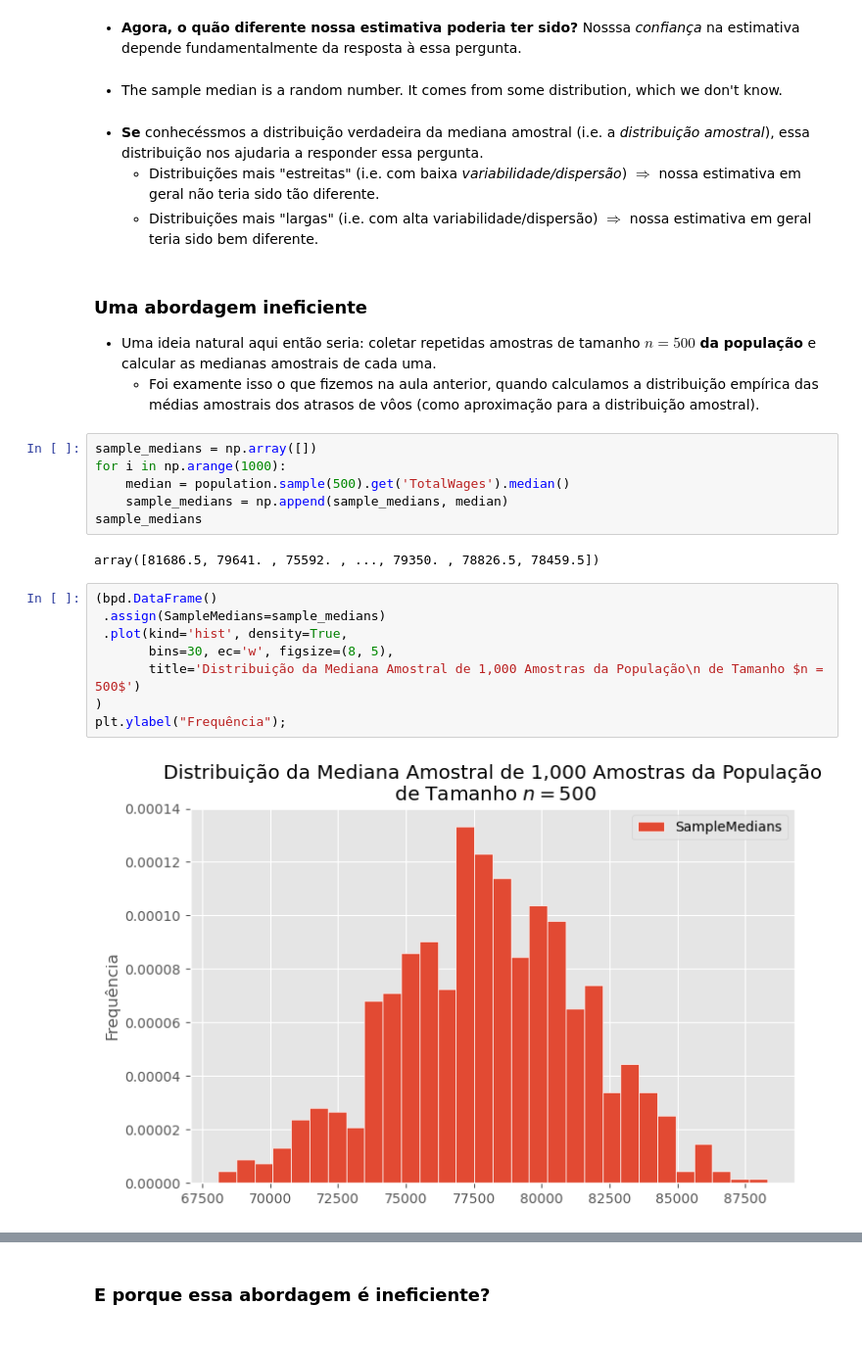
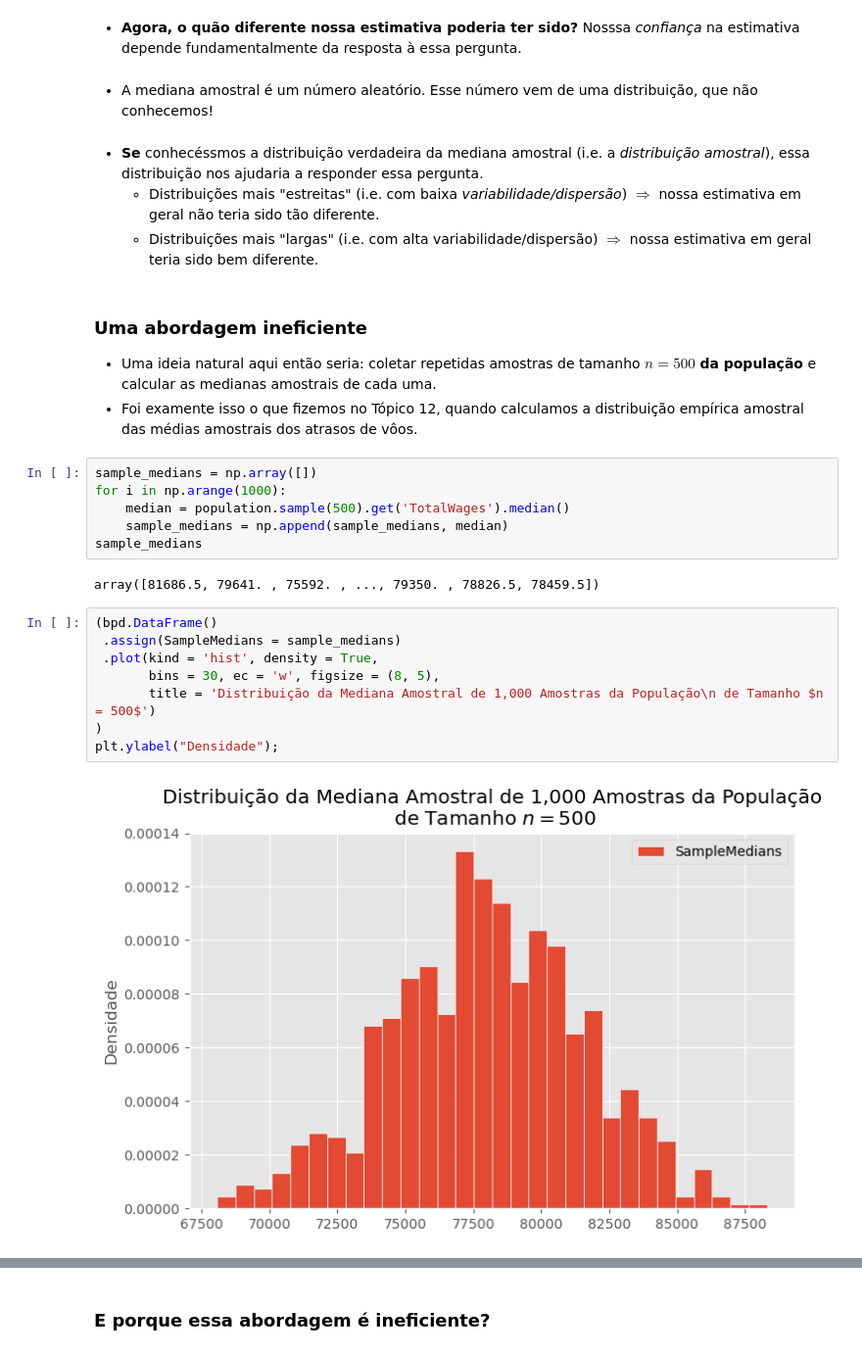
Before and after one commit to urielmoreirasilva/urielmoreirasilva.github.io, a Jupyter notebook: aulas/Tópico 13/13 – Bootstrapping.ipynb, the cells around one changed output, grey strips where cells are left out. Shown at 98% size. Saved outputs shown, nothing was run; the diff lists cells and outputs as text.

```diff
--- a/aulas/Tópico 13/13 – Bootstrapping.ipynb
+++ b/aulas/Tópico 13/13 – Bootstrapping.ipynb
@@ -143,8 +143,8 @@ sample_median
 - Nossa estimativa é função da amostra aleatória particular `my_sample`. Se tívessemos coletado outra amostra, a estimativa poderia ter sido diferente.
 # %% [markdown]
 - **Agora, o quão diferente nossa estimativa poderia ter sido?** Nosssa _confiança_ na estimativa depende fundamentalmente da resposta à essa pergunta.
-# %% [markdown]
-- The sample median is a random number. It comes from some distribution, which we don't know.
+# %% [markdown]
+- A mediana amostral é um número aleatório. Esse número vem de uma distribuição, que não conhecemos!
 # %% [markdown]
 - **Se** conhecéssmos a distribuição verdadeira da mediana amostral (i.e. a _distribuição amostral_), essa distribuição nos ajudaria a responder essa pergunta.
     - Distribuições mais "estreitas" (i.e. com baixa _variabilidade/dispersão_) $\Rightarrow$ nossa estimativa em geral não teria sido tão diferente.
@@ -153,7 +153,7 @@ sample_median
 ### Uma abordagem ineficiente
 
 - Uma ideia natural aqui então seria: coletar repetidas amostras de tamanho $n = 500$ **da população** e calcular as medianas amostrais de cada uma.
-    - Foi examente isso o que fizemos na aula anterior, quando calculamos a distribuição empírica das médias amostrais dos atrasos de vôos (como aproximação para a distribuição amostral).
+- Foi examente isso o que fizemos no Tópico 12, quando calculamos a distribuição empírica amostral das médias amostrais dos atrasos de vôos.
 # %%
 sample_medians = np.array([])
 for i in np.arange(1000):
@@ -164,12 +164,12 @@ sample_medians
 array([81686.5, 79641. , 75592. , ..., 79350. , 78826.5, 78459.5])
 # %%
 (bpd.DataFrame()
- .assign(SampleMedians=sample_medians)
- .plot(kind='hist', density=True,
-       bins=30, ec='w', figsize=(8, 5),
-       title='Distribuição da Mediana Amostral de 1,000 Amostras da População\n de Tamanho $n = 500$')
+ .assign(SampleMedians = sample_medians)
+ .plot(kind = 'hist', density = True,
+       bins = 30, ec = 'w', figsize = (8, 5),
+       title = 'Distribuição da Mediana Amostral de 1,000 Amostras da População\n de Tamanho $n = 500$')
 )
-plt.ylabel("Frequência");
+plt.ylabel("Densidade");
 # %% [output]
-[figure, old version]
+[figure, new version]
 # %% [markdown]
```
Also changed, not shown: parts of 77 cells of this notebook, 10 other files.
